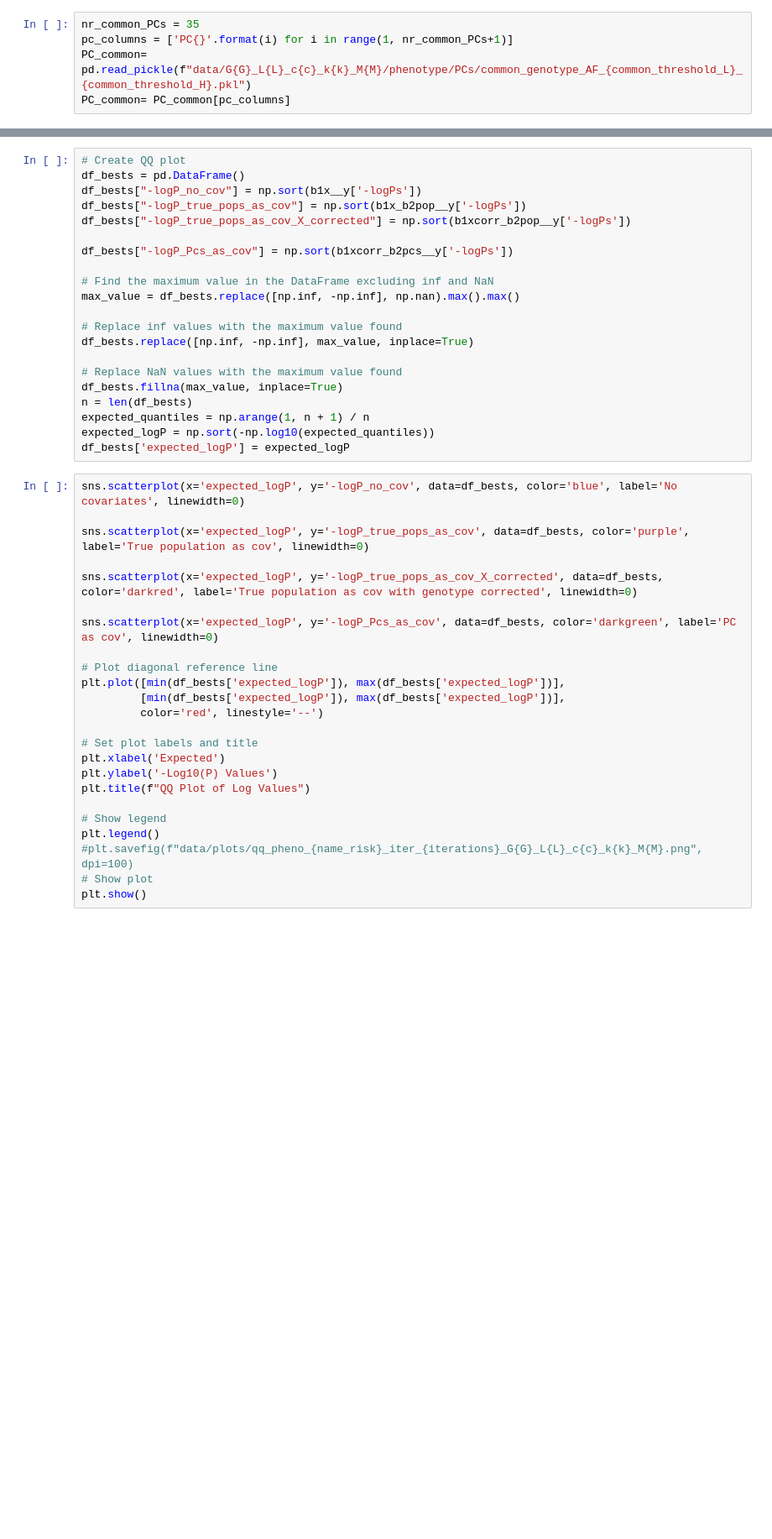
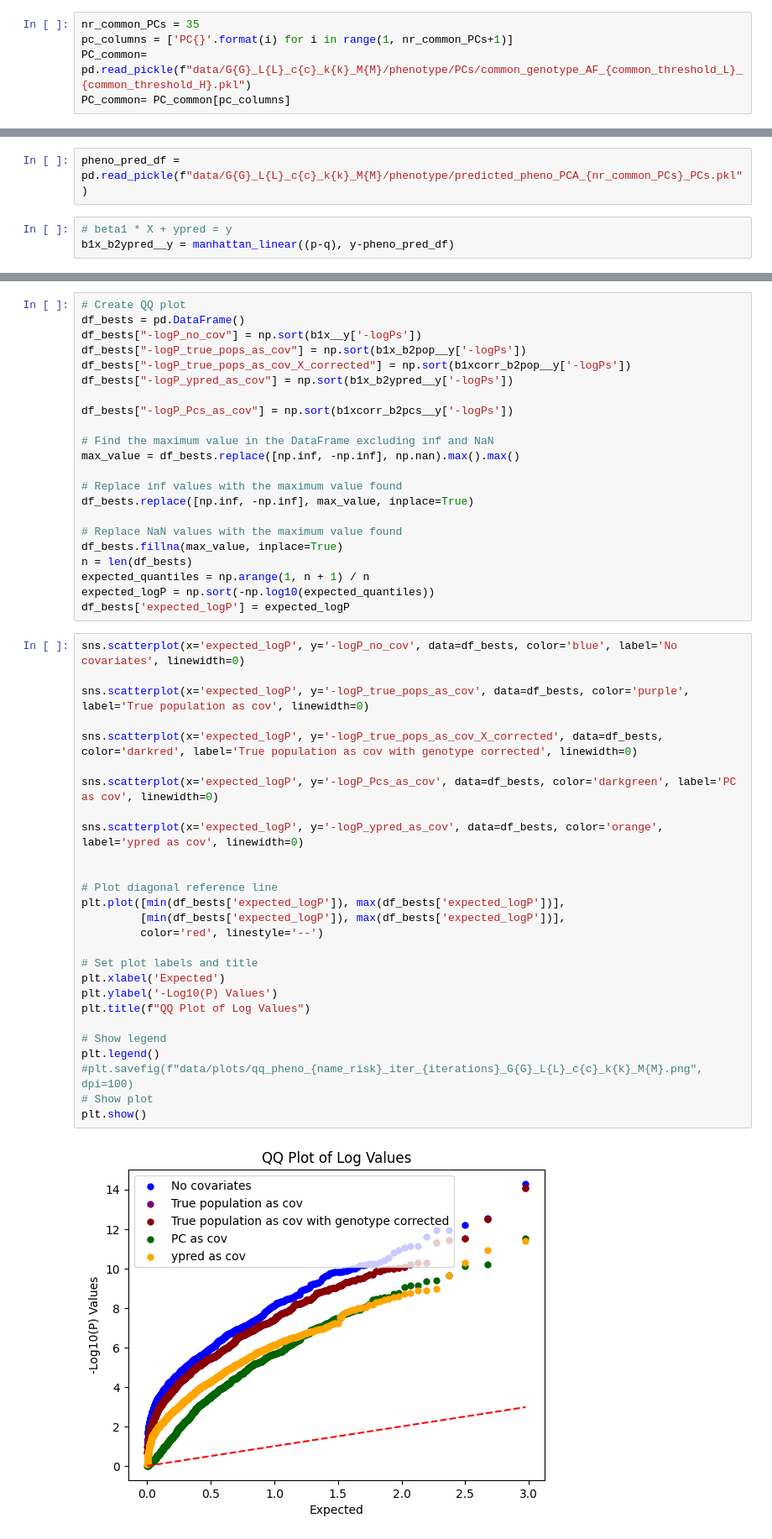
Before and after one commit to mat2m10/abyss_simulation, a Jupyter notebook: 88 Proof of concept snp.ipynb, the cells around one changed output, grey strips where cells are left out. Shown at 84% size. Drawn from its saved outputs; the diff is of its cells as text; blank space fills up the shorter version.

```diff
--- a/88 Proof of concept snp.ipynb
+++ b/88 Proof of concept snp.ipynb
@@ -239,0 +273,5 @@ complete
+# %%
+pheno_pred_df = pd.read_pickle(f"data/G{G}_L{L}_c{c}_k{k}_M{M}/phenotype/predicted_pheno_PCA_{nr_common_PCs}_PCs.pkl")
+# %%
+# beta1 * X + ypred = y
+b1x_b2ypred__y = manhattan_linear((p-q), y-pheno_pred_df)
@@ -243,6 +284,7 @@ df_bests = pd.DataFrame()
 df_bests["-logP_no_cov"] = np.sort(b1x__y['-logPs'])
 df_bests["-logP_true_pops_as_cov"] = np.sort(b1x_b2pop__y['-logPs'])
 df_bests["-logP_true_pops_as_cov_X_corrected"] = np.sort(b1xcorr_b2pop__y['-logPs'])
+df_bests["-logP_ypred_as_cov"] = np.sort(b1x_b2ypred__y['-logPs'])
 
 df_bests["-logP_Pcs_as_cov"] = np.sort(b1xcorr_b2pcs__y['-logPs'])
 
@@ -261,24 +303,29 @@ df_bests['expected_logP'] = expected_logP
 # %%
 sns.scatterplot(x='expected_logP', y='-logP_no_cov', data=df_bests, color='blue', label='No covariates', linewidth=0)
 
 sns.scatterplot(x='expected_logP', y='-logP_true_pops_as_cov', data=df_bests, color='purple', label='True population as cov', linewidth=0)
 
 sns.scatterplot(x='expected_logP', y='-logP_true_pops_as_cov_X_corrected', data=df_bests, color='darkred', label='True population as cov with genotype corrected', linewidth=0)
 
 sns.scatterplot(x='expected_logP', y='-logP_Pcs_as_cov', data=df_bests, color='darkgreen', label='PC as cov', linewidth=0)
+
+sns.scatterplot(x='expected_logP', y='-logP_ypred_as_cov', data=df_bests, color='orange', label='ypred as cov', linewidth=0)
+
 
 # Plot diagonal reference line
 plt.plot([min(df_bests['expected_logP']), max(df_bests['expected_logP'])],
          [min(df_bests['expected_logP']), max(df_bests['expected_logP'])],
          color='red', linestyle='--')
 
 # Set plot labels and title
 plt.xlabel('Expected')
 plt.ylabel('-Log10(P) Values')
 plt.title(f"QQ Plot of Log Values")
 
 # Show legend
 plt.legend()
 #plt.savefig(f"data/plots/qq_pheno_{name_risk}_iter_{iterations}_G{G}_L{L}_c{c}_k{k}_M{M}.png", dpi=100)
 # Show plot
 plt.show()
+# %% [output]
+[figure, added]
```
Also changed, not shown: parts of 15 cells of this notebook, 1 other file.
